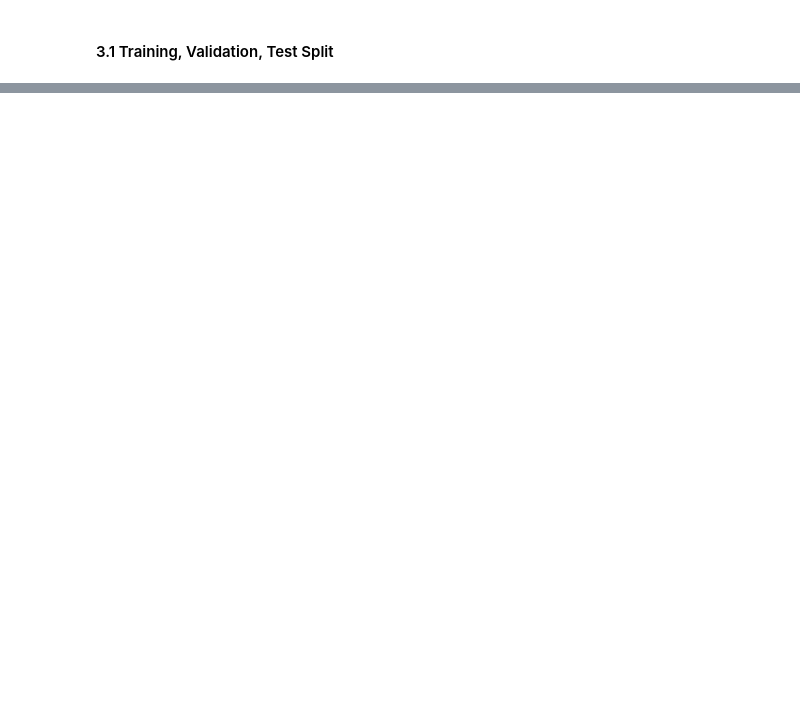
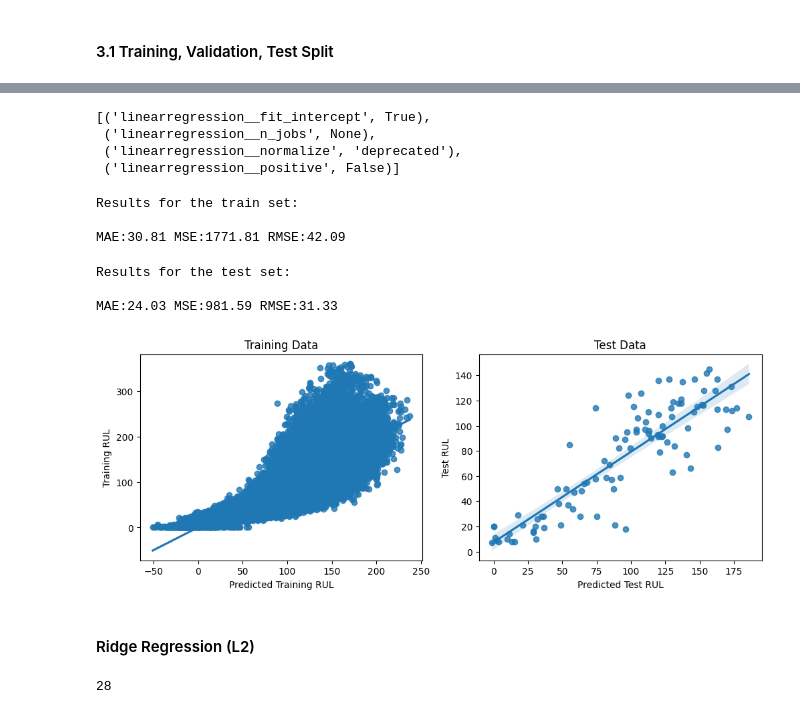
Before and after one commit to ddealwis09/FourthbrainCapstone_RUL, a Jupyter notebook: notebooks/RUL Machine Learning Model.ipynb, the cells around one changed output, grey strips where cells are left out. Cells and saved outputs as stored; diff of their text form; code cells hidden in the pictures; blank space fills up the shorter version.

Commit message:
added models

```diff
--- a/notebooks/RUL Machine Learning Model.ipynb
+++ b/notebooks/RUL Machine Learning Model.ipynb
@@ -523 +661,14 @@ def pipe(model):
+# %%
+def resultPlot(train_pred, train_y, test_pred, test_y):
+
+    fig, ax = plt.subplots(1, 2, figsize=(12, 4))
+    sns.regplot(x=train_pred, y=train_y, ax=ax[0])
+    ax[0].set_title('Training Data')
+    ax[0].set(ylabel='Training RUL')
+    ax[0].set(xlabel='Predicted Training RUL')
+
+    sns.regplot(x=test_pred, y=test_y, ax=ax[1])
+    ax[1].set_title('Test Data')
+    ax[1].set(ylabel='Test RUL')
+    ax[1].set(xlabel='Predicted Test RUL')
 # %% [markdown]
@@ -527,0 +676,32 @@ linear_regression = pipe(LinearRegression())
+# %%
+model = LinearRegression()
+model_name = 'Linear Regression'
+# %%
+list(make_pipeline(preprocessing_pipeline, model).get_params().items())[20:24]
+# %% [output]
+[('linearregression__fit_intercept', True),
+ ('linearregression__n_jobs', None),
+ ('linearregression__normalize', 'deprecated'),
+ ('linearregression__positive', False)]
+# %%
+params = {'linearregression__fit_intercept': [True,False]}
+# %%
+lr = output(model, model_name, params)
+# %%
+evaluate(y_true=y_train, y_hat=lr[3], label='train')
+# %% [output]
+Results for the train set:
+
+MAE:30.81 MSE:1771.81 RMSE:42.09
+# %%
+evaluate(y_true=y_test, y_hat=lr[4], label='test')
+# %% [output]
+Results for the test set:
+
+MAE:24.03 MSE:981.59 RMSE:31.33
+# %%
+resultPlot(lr[3], y_train, lr[4], y_test)
+# %% [output]
+[figure, added]
+# %% [markdown]
+#### Ridge Regression (L2)
@@ -527,0 +711,4 @@ linear_regression = pipe(LinearRegression())
+# %%
+len(list(make_pipeline(preprocessing_pipeline, model).get_params().items()))
+# %% [output]
+28
```
Also changed, not shown: parts of 88 cells of this notebook.
